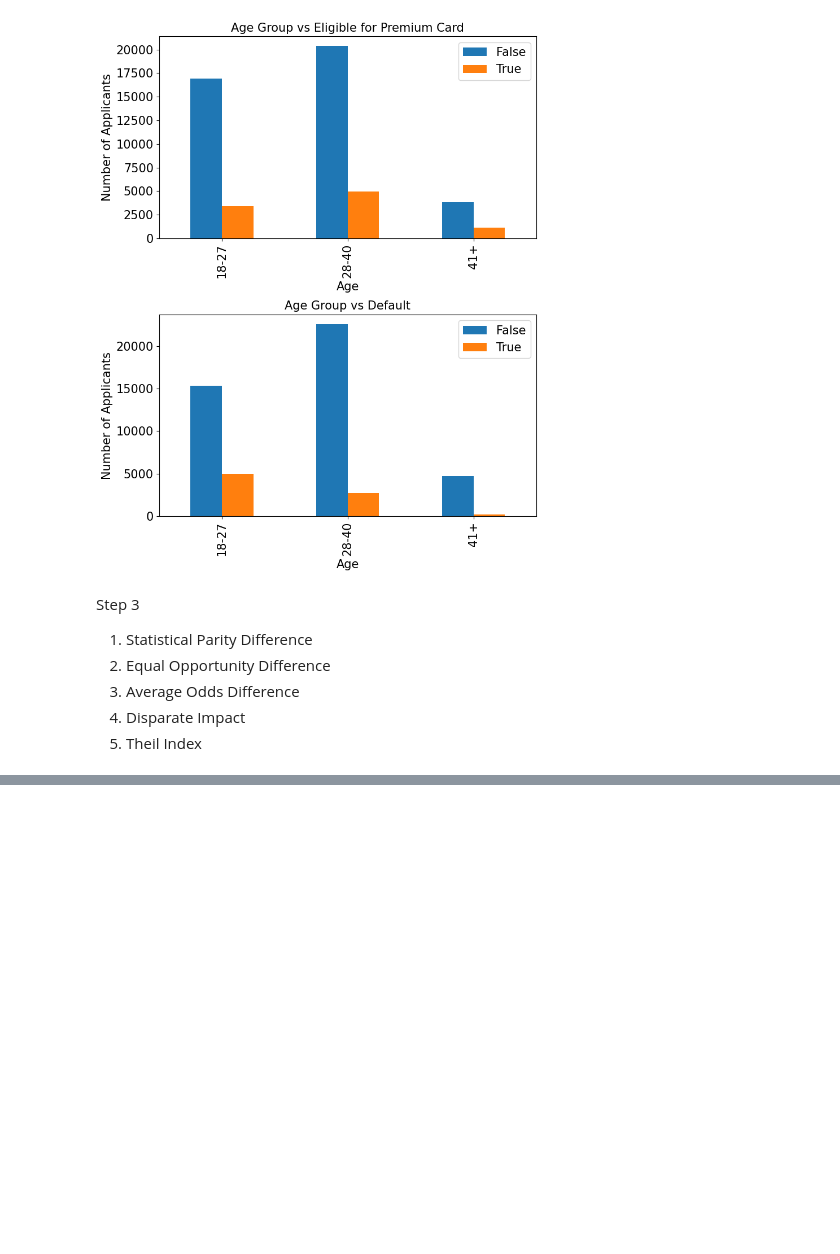
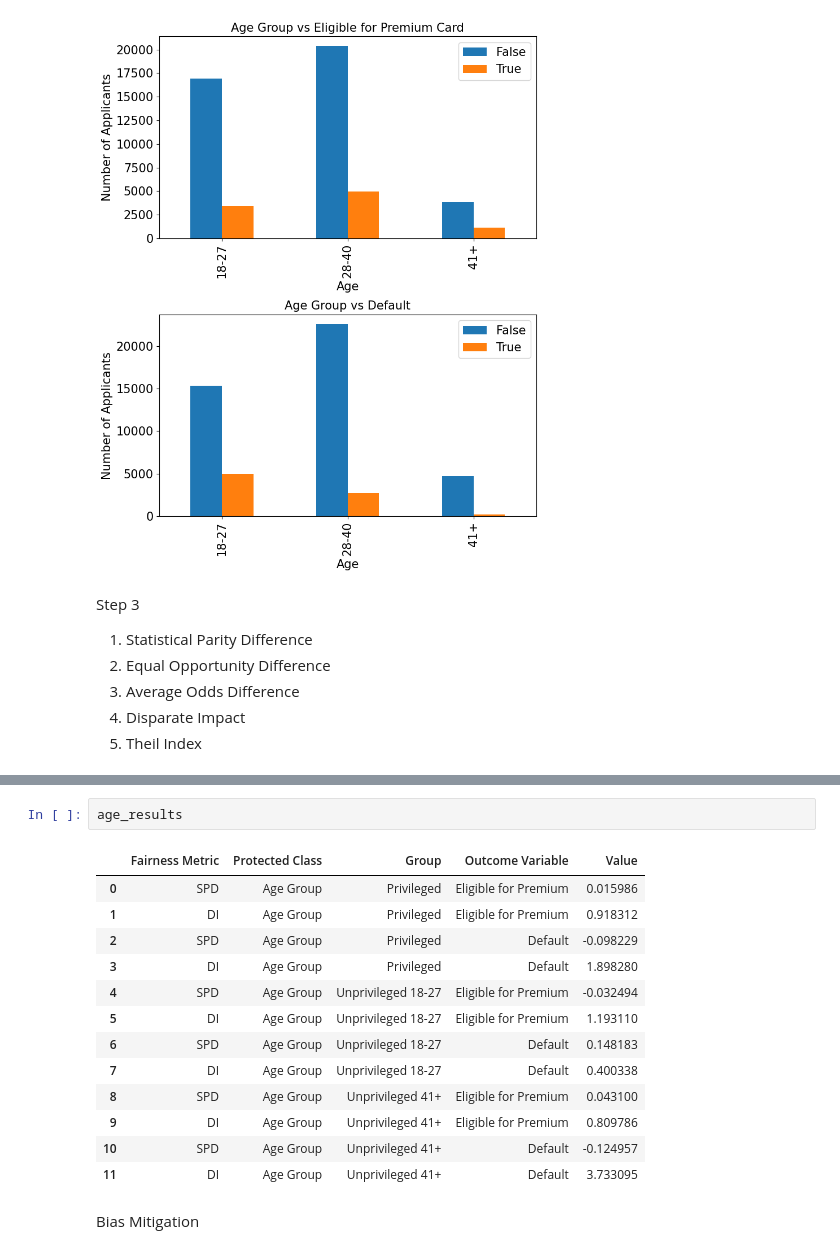
Before and after one commit to iceaiai/CS-Kid-teaching, a Jupyter notebook: AIES_final_project.ipynb, the cells around one changed output, grey strips where cells are left out. Drawn from its saved outputs; the diff is of its cells as text; blank space fills up the shorter version.

```diff
--- a/AIES_final_project.ipynb
+++ b/AIES_final_project.ipynb
@@ -274,0 +266,18 @@ results
+# %%
+age_results
+# %% [output]
+|  | Fairness Metric | Protected Class | Group | Outcome Variable | Value |
+| 0 | SPD | Age Group | Privileged | Eligible for Premium | 0.015986 |
+| 1 | DI | Age Group | Privileged | Eligible for Premium | 0.918312 |
+| 2 | SPD | Age Group | Privileged | Default | -0.098229 |
+| 3 | DI | Age Group | Privileged | Default | 1.898280 |
+| 4 | SPD | Age Group | Unprivileged 18-27 | Eligible for Premium | -0.032494 |
+| 5 | DI | Age Group | Unprivileged 18-27 | Eligible for Premium | 1.193110 |
+| 6 | SPD | Age Group | Unprivileged 18-27 | Default | 0.148183 |
+| 7 | DI | Age Group | Unprivileged 18-27 | Default | 0.400338 |
+| 8 | SPD | Age Group | Unprivileged 41+ | Eligible for Premium | 0.043100 |
+| 9 | DI | Age Group | Unprivileged 41+ | Eligible for Premium | 0.809786 |
+| 10 | SPD | Age Group | Unprivileged 41+ | Default | -0.124957 |
+| 11 | DI | Age Group | Unprivileged 41+ | Default | 3.733095 |
+# %% [markdown]
+Bias Mitigation
```
Also changed, not shown: parts of 40 cells of this notebook.
